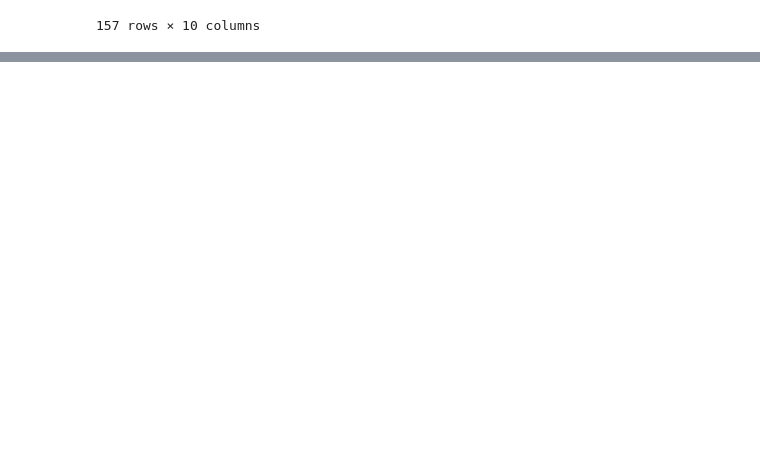
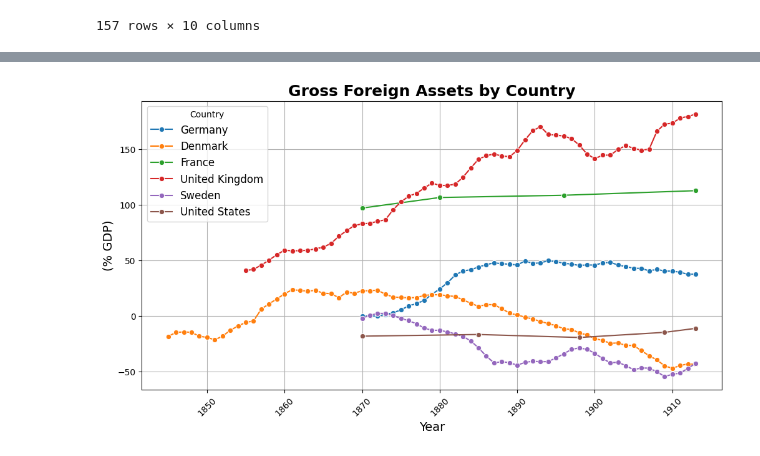
Before and after one commit to kabeerbora/1st_global, a Jupyter notebook: 1st_global.ipynb, the cells around one changed output, grey strips where cells are left out. Saved outputs shown, nothing was run; the diff lists cells and outputs as text; code cells hidden in the pictures; blank space fills up the shorter version.

```diff
--- a/1st_global.ipynb
+++ b/1st_global.ipynb
@@ -238,0 +237,7 @@ plt.show()
+# %%
+countries_to_remove = []
+for country, group in df_dta.groupby('country'):
+    if group['NWnfa_shrY'].isnull().all():
+        countries_to_remove.append(country)
+df_dta_cleaned = df_dta[~df_dta['country'].isin(countries_to_remove)]
+df_dta_cleaned
@@ -238,0 +258,12 @@ plt.show()
+# %%
+plt.figure(figsize=(12, 6))
+sns.lineplot(x='year', y='NWnfa_shrY', hue='country', data=df_dta_cleaned, marker='o')
+plt.title('Gross Foreign Assets by Country',fontsize=18, fontweight='bold')
+plt.xlabel('Year', fontsize=14)
+plt.ylabel('(% GDP)',fontsize=14)
+plt.grid(True)
+plt.legend(title='Country', fontsize=12)
+plt.xticks(rotation=45)
+plt.show()
+# %% [output]
+[figure, added]
```
Also changed, not shown: parts of 2 cells of this notebook.
